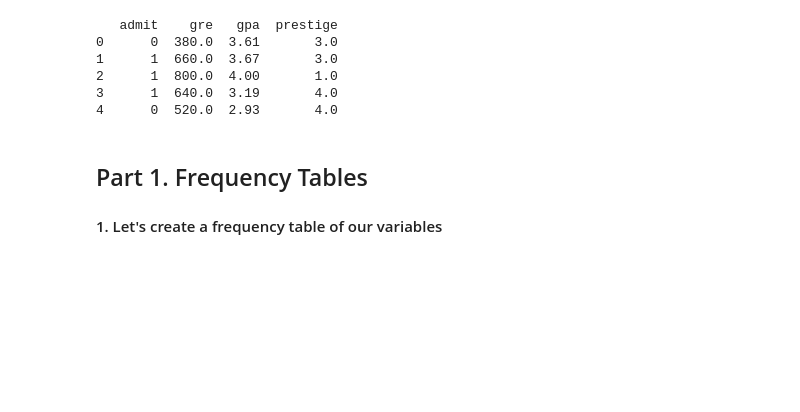
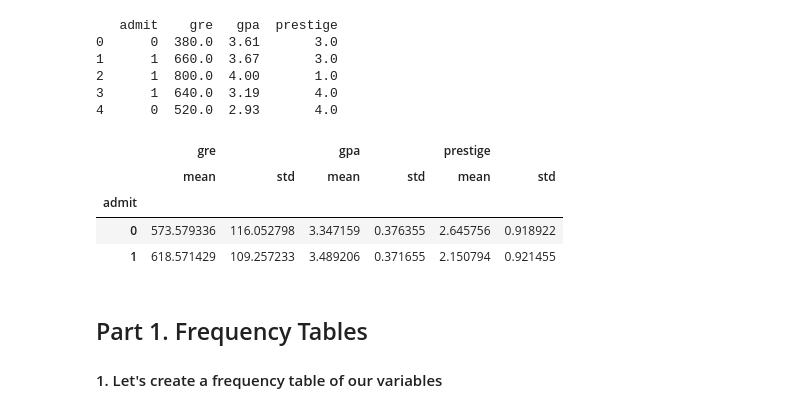
Before and after one commit to alexkudlay/my_hw_repo, a Jupyter notebook: project3-starter.ipynb, the cells around one changed output. Saved outputs shown, nothing was run; the diff lists cells and outputs as text; code cells hidden in the pictures; blank space fills up the shorter version.

```diff
--- a/project3-starter.ipynb
+++ b/project3-starter.ipynb
@@ -10,7 +10,7 @@ import statsmodels.api as sm
 import pylab as pl
 import numpy as np
 # %%
-df_raw = pd.read_csv("../assets/admissions.csv")
+df_raw = pd.read_csv("admissions.csv")
 df = df_raw.dropna()
 print df.head()
 # %% [output]
@@ -20,6 +20,14 @@ print df.head()
 2      1  800.0  4.00       1.0
 3      1  640.0  3.19       4.0
 4      0  520.0  2.93       4.0
+# %%
+df.groupby('admit').agg( ['mean','std'] )
+# %% [output]
+|  | gre |  | gpa |  | prestige |  |
+|  | mean | std | mean | std | mean | std |
+| admit |  |  |  |  |  |  |
+| 0 | 573.579336 | 116.052798 | 3.347159 | 0.376355 | 2.645756 | 0.918922 |
+| 1 | 618.571429 | 109.257233 | 3.489206 | 0.371655 | 2.150794 | 0.921455 |
 # %% [markdown]
 ## Part 1. Frequency Tables
 
```
Also changed, not shown: parts of 1 cell of this notebook, 5 other files.
